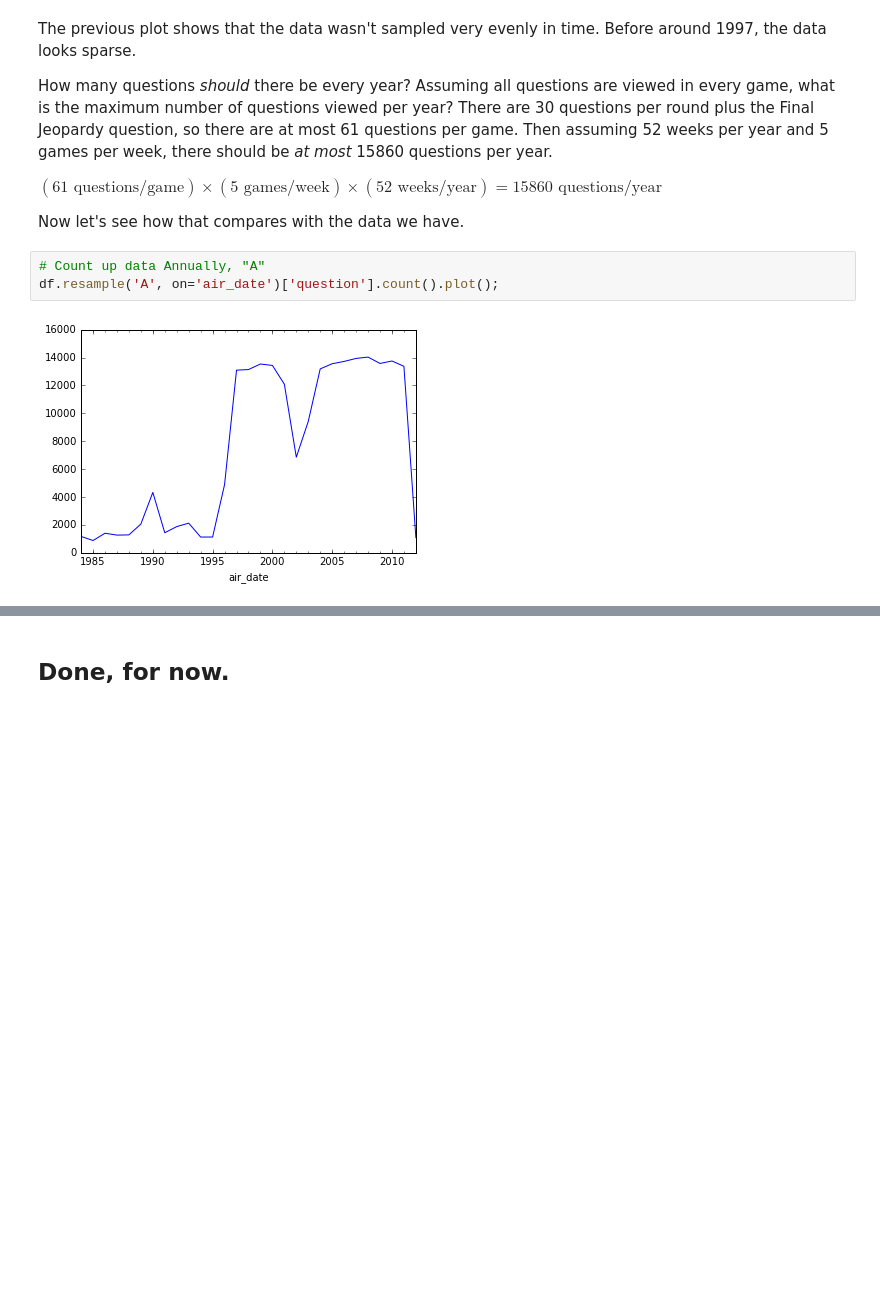
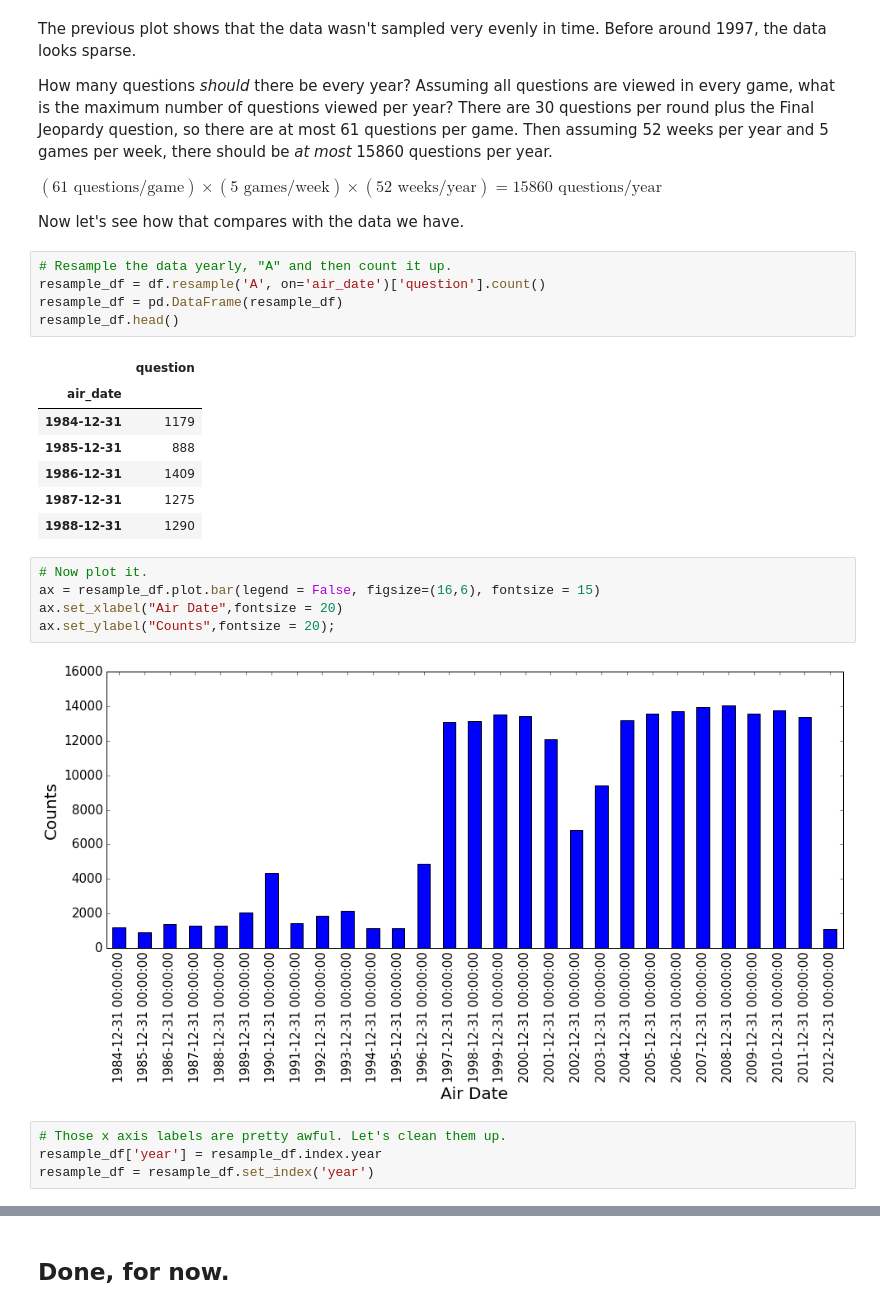
Before and after one commit to aurban8/aurban8_old.github.io, a Jupyter notebook: content/notebooks/jeopardy_1_intro_clean_data.ipynb, the cells around one changed output, grey strips where cells are left out. Drawn from its saved outputs; the diff is of its cells as text; blank space fills up the shorter version.

```diff
--- a/content/notebooks/jeopardy_1_intro_clean_data.ipynb
+++ b/content/notebooks/jeopardy_1_intro_clean_data.ipynb
@@ -347,7 +375,26 @@ $ (61 \textrm{ questions/game})  \times (5 \textrm{  games/week})  \times (52  \
 
 Now let's see how that compares with the data we have.
 # %%
-# Count up data Annually, "A"
-df.resample('A', on='air_date')['question'].count().plot();
+# Resample the data yearly, "A" and then count it up.
+resample_df = df.resample('A', on='air_date')['question'].count()
+resample_df = pd.DataFrame(resample_df)
+resample_df.head()
 # %% [output]
-[figure, removed]
+|  | question |
+| air_date |  |
+| 1984-12-31 | 1179 |
+| 1985-12-31 | 888 |
+| 1986-12-31 | 1409 |
+| 1987-12-31 | 1275 |
+| 1988-12-31 | 1290 |
+# %%
+# Now plot it.
+ax = resample_df.plot.bar(legend = False, figsize=(16,6), fontsize = 15)
+ax.set_xlabel("Air Date",fontsize = 20)
+ax.set_ylabel("Counts",fontsize = 20);
+# %% [output]
+[figure, added]
+# %%
+# Those x axis labels are pretty awful. Let's clean them up.
+resample_df['year'] = resample_df.index.year
+resample_df = resample_df.set_index('year')
```
Also changed, not shown: parts of 15 cells of this notebook, 35 other files.
